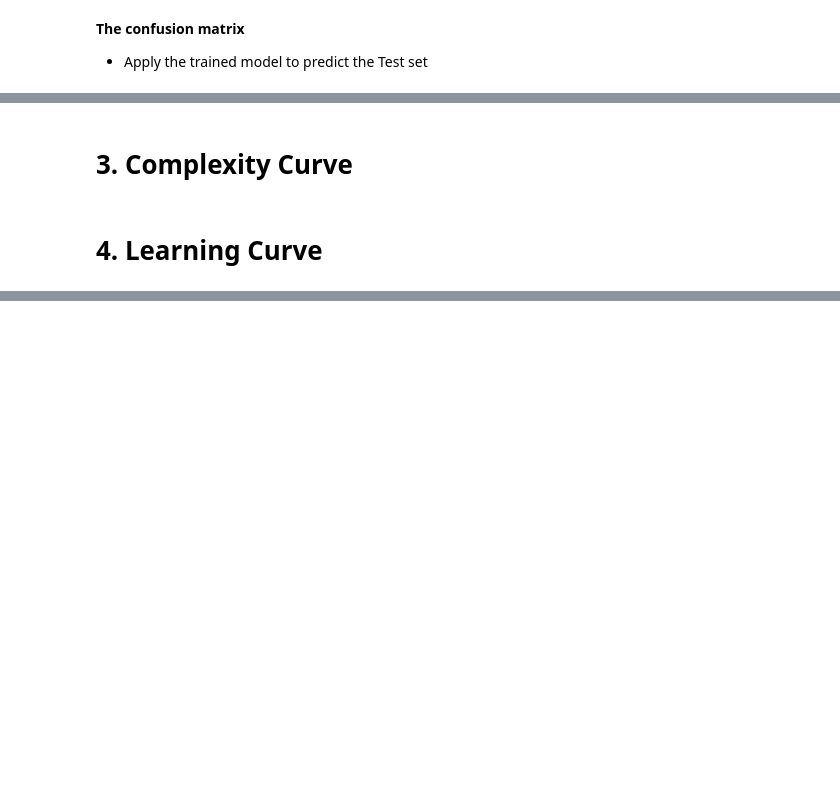
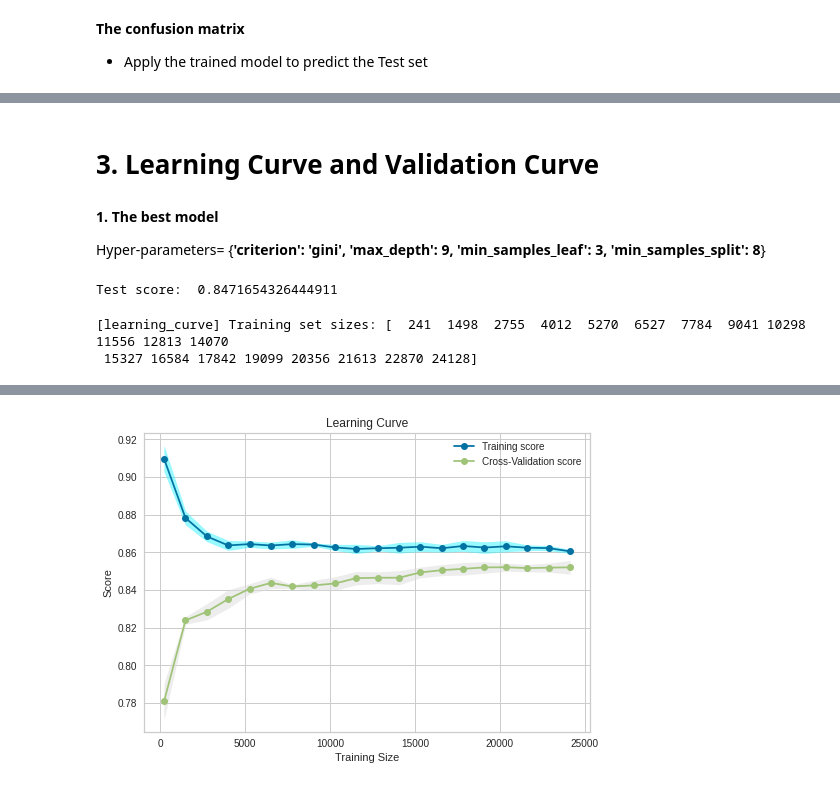
Before and after one commit to ngonhan2k5/cs-ml, a Jupyter notebook: proj1/DecisionTree_convert.ipynb, the cells around one changed output, grey strips where cells are left out. Drawn from its saved outputs; the diff is of its cells as text; code cells hidden in the pictures; blank space fills up the shorter version.

```diff
--- a/proj1/DecisionTree_convert.ipynb
+++ b/proj1/DecisionTree_convert.ipynb
@@ -126,4 +140,41 @@ Confussion Matrix when applying the trained model to predict the Test set
 # %% [markdown]
-# 3. Complexity Curve
+# 3. Learning Curve and Validation Curve
-# %% [markdown]
-# 4. Learning Curve
+# %%
+def show_curve(train_scores, test_scores, title):
+  train_scores_mean= np.mean(train_scores, axis=1)
+  train_scores_std= np.std(train_scores, axis=1)
+  test_scores_mean= np.mean(test_scores, axis=1)
+  test_scores_std= np.std(test_scores, axis=1)
+
+  plt.plot(train_sizes, train_scores_mean, marker='o', label= "Training score")
+  plt.plot(train_sizes, test_scores_mean, marker='o', label="Cross-Validation score")
+
+  plt.fill_between(train_sizes, train_scores_mean-train_scores_std, train_scores_mean+train_scores_std,color= '#33F4FF',alpha=0.5)
+  plt.fill_between(train_sizes, test_scores_mean-test_scores_std, test_scores_mean+test_scores_std, color= '#DDDDDD',alpha=0.5)
+
+  plt.title(title)
+  plt.xlabel('Training Size')
+  plt.ylabel('Score')
+  plt.legend(loc= 'best')
+# %%
+from sklearn.model_selection import learning_curve
+from sklearn.model_selection import validation_curve
+param_name="max_depth"
+param_range = np.linspace(0.01,1,20)
+train_sizes= np.linspace(0.01,1,20)
+scoring= 'accuracy'
+# %% [markdown]
+**1. The best model**
+
+Hyper-parameters= {**'criterion': 'gini', 'max_depth': 9, 'min_samples_leaf': 3, 'min_samples_split': 8**}
+# %%
+score= best_clf.score(X_test, y_test)
+print("Test score: ", score)
+# %% [output]
+Test score:  0.8471654326444911
+# %%
+train_sizes, train_scores, test_scores= learning_curve(best_clf, input_df, target_df, scoring=scoring, train_sizes= train_sizes, verbose=1)
+show_curve(train_scores, test_scores, 'Learning Curve')
+# %% [output]
+[learning_curve] Training set sizes: [  241  1498  2755  4012  5270  6527  7784  9041 10298 11556 12813 14070
+ 15327 16584 17842 19099 20356 21613 22870 24128]
@@ -129,0 +183 @@ Confussion Matrix when applying the trained model to predict the Test set
+[figure, added]
```
Also changed, not shown: parts of 18 cells of this notebook, 1 other file.
